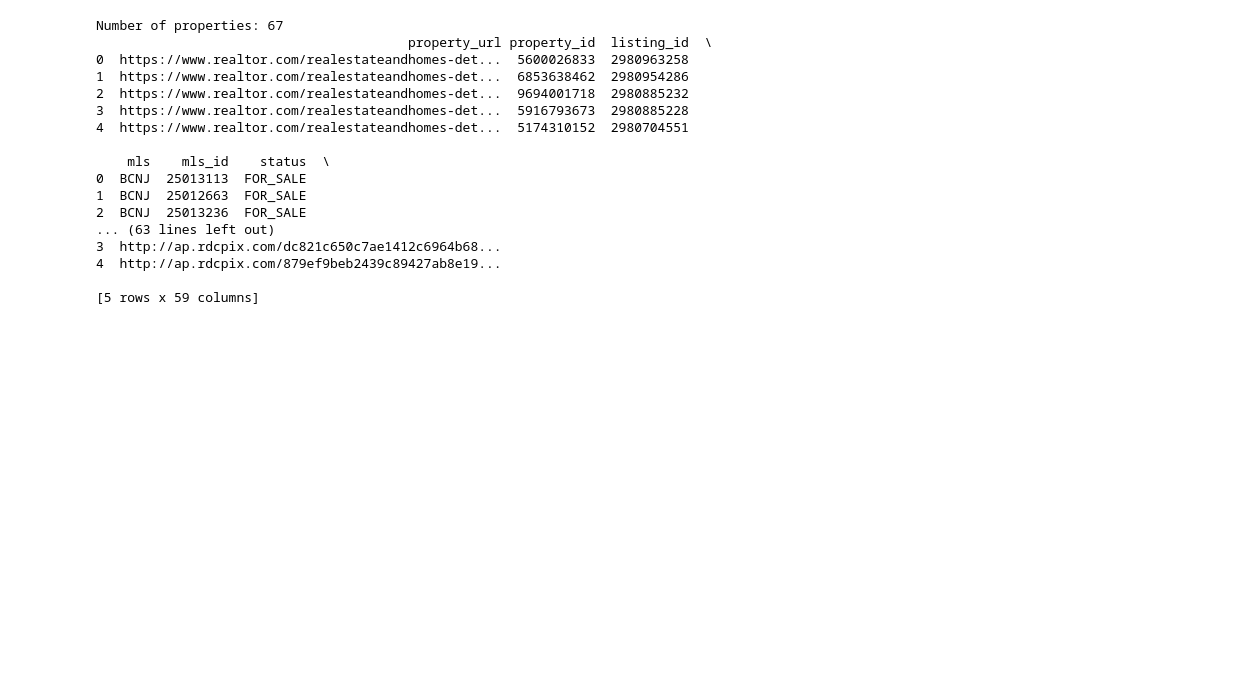
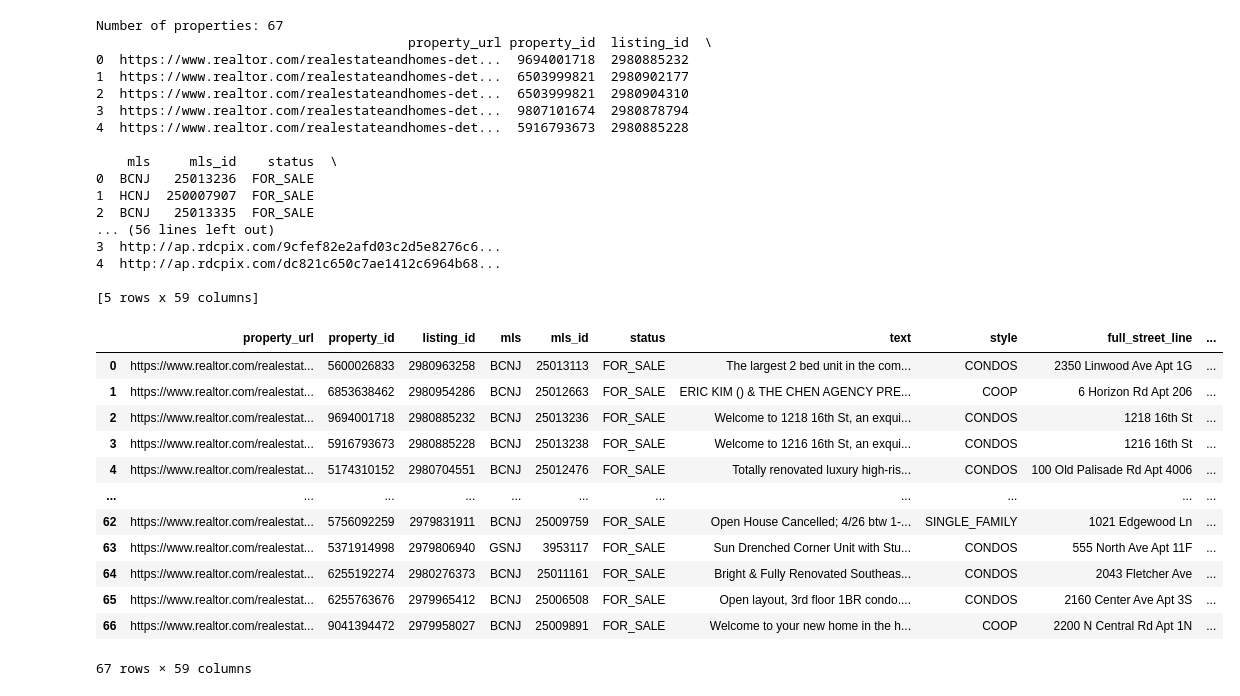
Before and after one commit to nolipot/house-prediction-model, a Jupyter notebook: house.ipynb, the cells around one changed output. Cells and saved outputs as stored; diff of their text form; code cells hidden in the pictures; blank space fills up the shorter version.

```diff
--- a/house.ipynb
+++ b/house.ipynb
@@ -1,7 +5,4 @@
 # %%
-from homeharvest import scrape_property
-from datetime import datetime
-
 # Generate filename based on current timestamp
 current_timestamp = datetime.now().strftime("%Y%m%d_%H%M%S")
 filename = f"HomeHarvest_{current_timestamp}.csv"
@@ -20,23 +21,48 @@ properties = scrape_property(
 print(f"Number of properties: {len(properties)}")
 
 # Export to csv
-properties.to_csv(filename, index=False)
+# properties.to_csv(filename, index=False)
 print(properties.head())
 # %% [output]
 Number of properties: 67
                                         property_url property_id  listing_id  \
-0  https://www.realtor.com/realestateandhomes-det...  5600026833  2980963258
-1  https://www.realtor.com/realestateandhomes-det...  6853638462  2980954286
-2  https://www.realtor.com/realestateandhomes-det...  9694001718  2980885232
-3  https://www.realtor.com/realestateandhomes-det...  5916793673  2980885228
-4  https://www.realtor.com/realestateandhomes-det...  5174310152  2980704551
+0  https://www.realtor.com/realestateandhomes-det...  9694001718  2980885232
+1  https://www.realtor.com/realestateandhomes-det...  6503999821  2980902177
+2  https://www.realtor.com/realestateandhomes-det...  6503999821  2980904310
+3  https://www.realtor.com/realestateandhomes-det...  9807101674  2980878794
+4  https://www.realtor.com/realestateandhomes-det...  5916793673  2980885228
 
-    mls    mls_id    status  \
-0  BCNJ  25013113  FOR_SALE
-1  BCNJ  25012663  FOR_SALE
-2  BCNJ  25013236  FOR_SALE
-... (63 lines left out)
-3  http://ap.rdcpix.com/dc821c650c7ae1412c6964b68...
-4  http://ap.rdcpix.com/879ef9beb2439c89427ab8e19...
+    mls     mls_id    status  \
+0  BCNJ   25013236  FOR_SALE
+1  HCNJ  250007907  FOR_SALE
+2  BCNJ   25013335  FOR_SALE
+... (56 lines left out)
+3  http://ap.rdcpix.com/9cfef82e2afd03c2d5e8276c6...
+4  http://ap.rdcpix.com/dc821c650c7ae1412c6964b68...
 
 [5 rows x 59 columns]
+# %%
+def read_data(file_name):
+    """
+    Read the data from the file and return a Pandas DataFrame
+    file_name: str, name of the file to read
+    return: Pandas DataFrame
+    """
+    return pd.read_csv(file_name)
+
+data = read_data("HomeHarvest_20250425_134721.csv")
+display(data)
+# %% [output]
+|  | property_url | property_id | listing_id | mls | mls_id | status | text | style | full_street_line | ... |
+| 0 | https://www.realtor.com/realestat... | 5600026833 | 2980963258 | BCNJ | 25013113 | FOR_SALE | The largest 2 bed unit in the com... | CONDOS | 2350 Linwood Ave Apt 1G | ... |
+| 1 | https://www.realtor.com/realestat... | 6853638462 | 2980954286 | BCNJ | 25012663 | FOR_SALE | ERIC KIM () & THE CHEN AGENCY PRE... | COOP | 6 Horizon Rd Apt 206 | ... |
+| 2 | https://www.realtor.com/realestat... | 9694001718 | 2980885232 | BCNJ | 25013236 | FOR_SALE | Welcome to 1218 16th St, an exqui... | CONDOS | 1218 16th St | ... |
+| 3 | https://www.realtor.com/realestat... | 5916793673 | 2980885228 | BCNJ | 25013238 | FOR_SALE | Welcome to 1216 16th St, an exqui... | CONDOS | 1216 16th St | ... |
+| 4 | https://www.realtor.com/realestat... | 5174310152 | 2980704551 | BCNJ | 25012476 | FOR_SALE | Totally renovated luxury high-ris... | CONDOS | 100 Old Palisade Rd Apt 4006 | ... |
+| ... | ... | ... | ... | ... | ... | ... | ... | ... | ... | ... |
+| 62 | https://www.realtor.com/realestat... | 5756092259 | 2979831911 | BCNJ | 25009759 | FOR_SALE | Open House Cancelled; 4/26 btw 1-... | SINGLE_FAMILY | 1021 Edgewood Ln | ... |
+| 63 | https://www.realtor.com/realestat... | 5371914998 | 2979806940 | GSNJ | 3953117 | FOR_SALE | Sun Drenched Corner Unit with Stu... | CONDOS | 555 North Ave Apt 11F | ... |
+| 64 | https://www.realtor.com/realestat... | 6255192274 | 2980276373 | BCNJ | 25011161 | FOR_SALE | Bright & Fully Renovated Southeas... | CONDOS | 2043 Fletcher Ave | ... |
+| 65 | https://www.realtor.com/realestat... | 6255763676 | 2979965412 | BCNJ | 25006508 | FOR_SALE | Open layout, 3rd floor 1BR condo.... | CONDOS | 2160 Center Ave Apt 3S | ... |
+| 66 | https://www.realtor.com/realestat... | 9041394472 | 2979958027 | BCNJ | 25009891 | FOR_SALE | Welcome to your new home in the h... | COOP | 2200 N Central Rd Apt 1N | ... |
+67 rows × 59 columns
```
Also changed, not shown: parts of 2 cells of this notebook.
